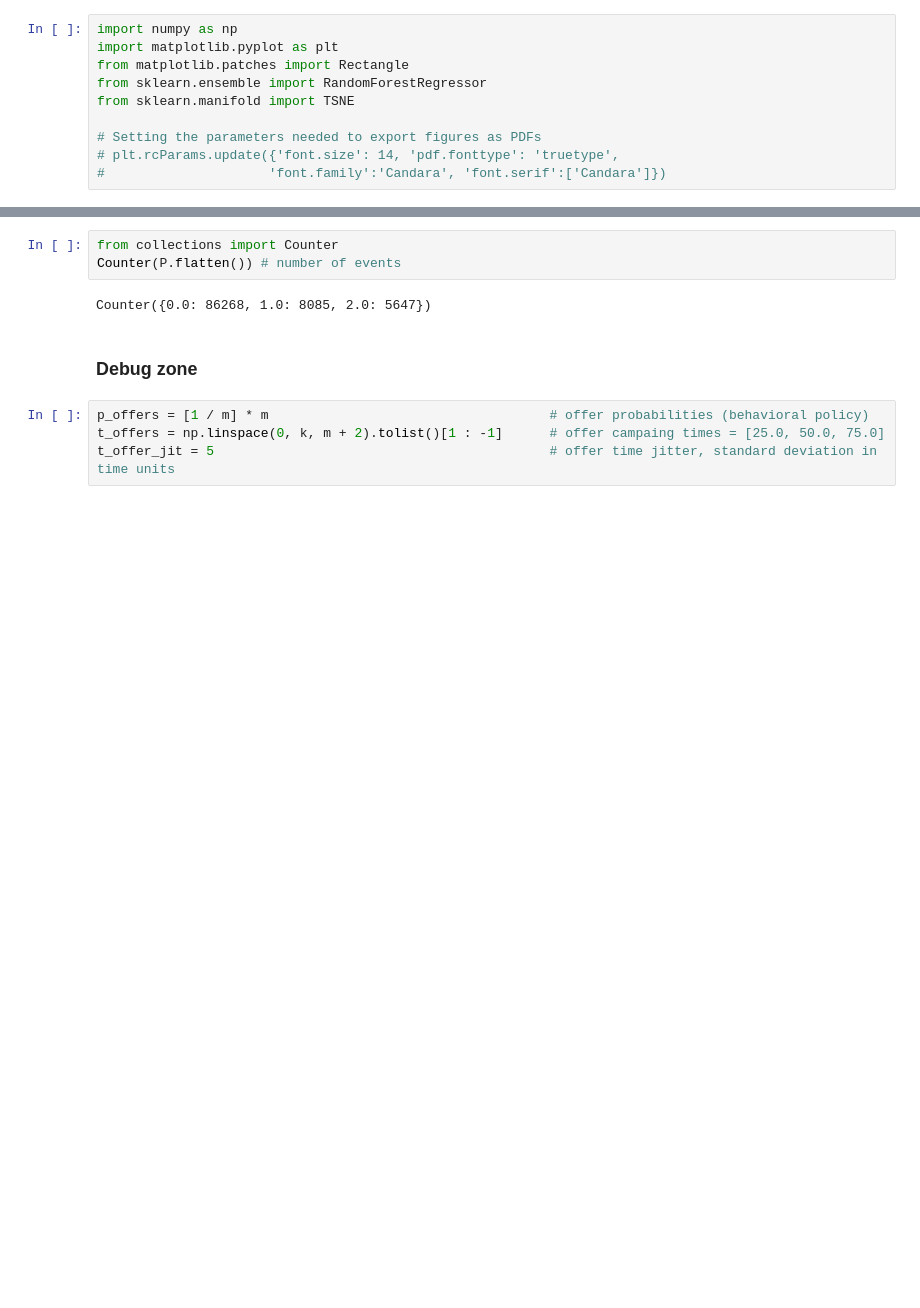
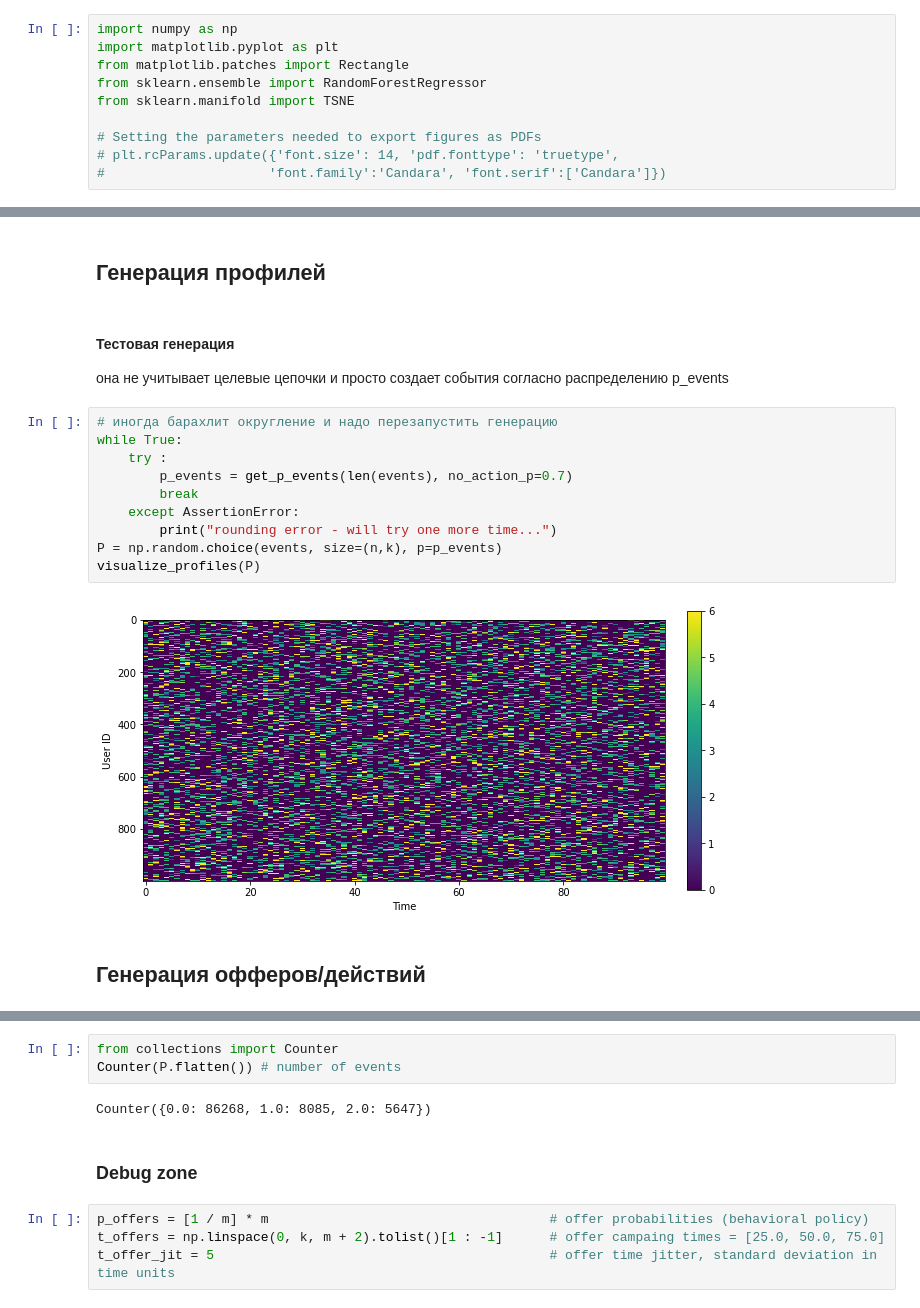
Before and after one commit to chorus12/misc, a Jupyter notebook: nba-RL.ipynb, the cells around one changed output, grey strips where cells are left out. Saved outputs shown, nothing was run; the diff lists cells and outputs as text; blank space fills up the shorter version.

Commit message:
алгоритм генерации профилей P

```diff
--- a/nba-RL.ipynb
+++ b/nba-RL.ipynb
@@ -133,0 +170,19 @@ visualize_profiles(F)  # Offer history  = 100 time intervals and when offer 1, o
+# %% [markdown]
+## Генерация профилей
+# %% [markdown]
+####  Тестовая генерация
+она не учитывает целевые цепочки и просто создает события согласно распределению p_events
+# %%
+# иногда барахлит округление и надо перезапустить генерацию
+while True:
+    try :
+        p_events = get_p_events(len(events), no_action_p=0.7)
+        break
+    except AssertionError:
+        print("rounding error - will try one more time...")
+P = np.random.choice(events, size=(n,k), p=p_events)
+visualize_profiles(P)
+# %% [output]
+[figure, added]
+# %% [markdown]
+## Генерация офферов/действий
```
Also changed, not shown: parts of 14 cells of this notebook.
